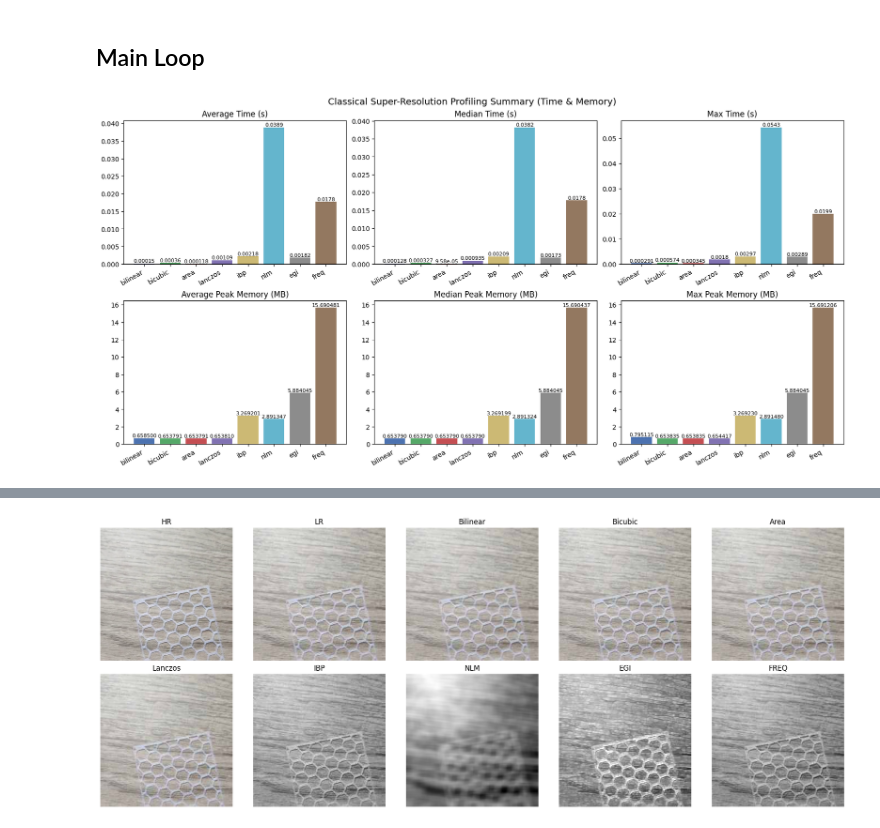
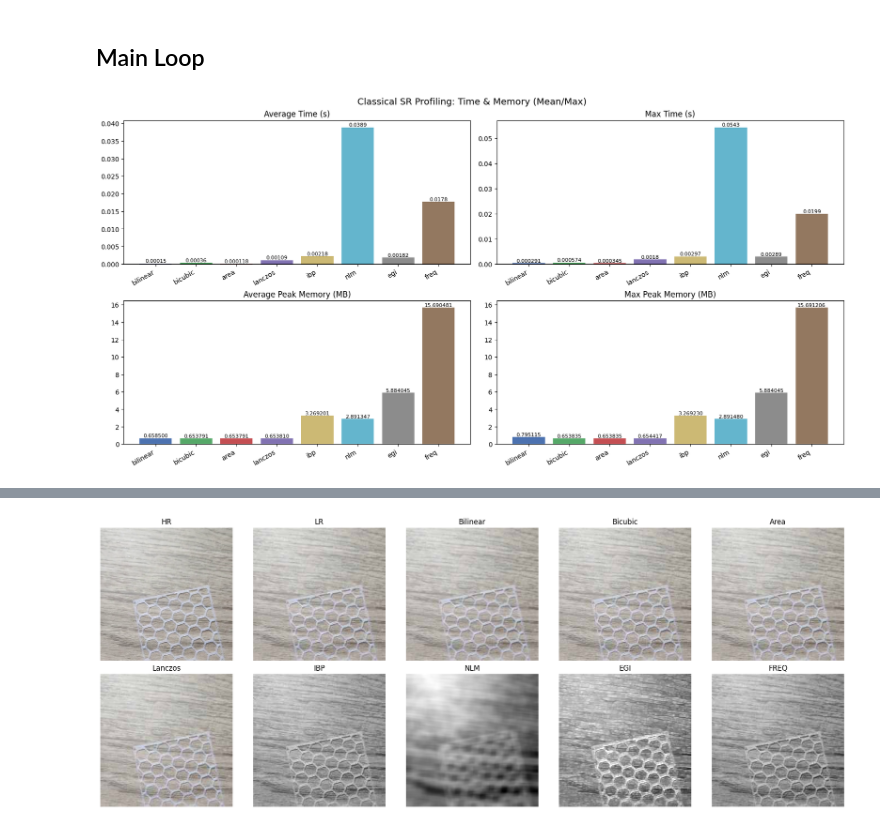
Before and after one commit to bgmanuel99/Super-Resolution-Images-for-3D-Printing-Defect-Detection, a Jupyter notebook: SRModels/classic_super_resolution_algorithms/super_resolucion_clasica.ipynb, the cells around one changed output, grey strips where cells are left out. Drawn from its saved outputs; the diff is of its cells as text; code cells hidden in the pictures.

```diff
--- a/SRModels/classic_super_resolution_algorithms/super_resolucion_clasica.ipynb
+++ b/SRModels/classic_super_resolution_algorithms/super_resolucion_clasica.ipynb
@@ -251,16 +251,20 @@ for alg in time_stats.keys():
     metric_summary[alg] = {
         'psnr_mean': psnr_stats_alg['mean'],
         'psnr_var': psnr_stats_alg['var'],
+        'psnr_max': psnr_stats_alg['max'],
         'psnr_ci_low': psnr_ci[alg][0],
         'psnr_ci_high': psnr_ci[alg][1],
         'ssim_mean': ssim_stats_alg['mean'],
         'ssim_var': ssim_stats_alg['var'],
+        'ssim_max': ssim_stats_alg['max'],
         'ssim_ci_low': ssim_ci[alg][0],
         'ssim_ci_high': ssim_ci[alg][1],
         'time_mean': time_stats_alg['mean'],
+        'time_max': time_stats_alg['max'],
         'time_jitter': time_jitter[alg],
         'time_var': time_variance[alg],
         'memory_mean': mem_stats_alg['mean'],
+        'memory_max': mem_stats_alg['max'],
         'memory_var': mem_variance[alg],
         'mae_mean': mae_stats_alg['mean'],
         'rmse_mean': rmse_stats_alg['mean'],
@@ -271,17 +275,13 @@ for alg in time_stats.keys():
         'kl_color_mean': kl_color_stats_alg['mean'],
     }
 # %%
-def plot_six_panel(stat_groups, algorithms_order, colors_map, main_title, outfile, formats):
-    """Generic 2x3 bar grid.
-    stat_groups: list of (data_list, subtitle) length 6
-    formats: list of format strings for value annotations (length 6)
-    outfile: Path or str (full path including filename)
-    """
-    assert len(stat_groups) == 6 and len(formats) == 6, "Need exactly 6 stat groups and 6 formats"
+def plot_four_panels(stat_groups, algorithms_order, colors_map, main_title, outfile, formats):
+    """Generic 2x2 bar grid."""
+    assert len(stat_groups) == 4 and len(formats) == 4, "Need exactly 4 stat groups and 4 formats"
     x = np.arange(len(algorithms_order))
-    fig, axes = plt.subplots(2, 3, figsize=(16, 8), constrained_layout=True)
+    fig, axes = plt.subplots(2, 2, figsize=(16, 8), constrained_layout=True)
     for idx, ((data, subtitle), fmt) in enumerate(zip(stat_groups, formats)):
-        ax = axes[idx//3, idx%3]
+        ax = axes[idx//2, idx%2]
         bars = ax.bar(x, data, color=[colors_map[a] for a in algorithms_order])
         ax.set_title(subtitle)
         ax.set_xticks(x)
@@ -296,41 +296,27 @@ def plot_six_panel(stat_groups, algorithms_order, colors_map, main_title, outfil
     if outfile:
         fig.savefig(Path(outfile), dpi=150)
 # %%
-# Compute time and memory stats using compute_summary_stats
-means_time, medians_time, maxs_time = [], [], []
-means_mem_b, medians_mem_b, maxs_mem_b = [], [], []
-for alg in algorithms:
-    t_stats = compute_summary_stats(np.array(time_stats[alg], dtype=float))
-    m_stats = compute_summary_stats(np.array(memory_stats[alg], dtype=float))
-    means_time.append(t_stats['mean'])
-    medians_time.append(t_stats['median'])
-    maxs_time.append(t_stats['max'])
-    means_mem_b.append(m_stats['mean'])
-    medians_mem_b.append(m_stats['median'])
-    maxs_mem_b.append(m_stats['max'])
-
-to_mb = lambda arr: [v / (1024**2) if not np.isnan(v) else v for v in arr]
-mem_mean = to_mb(means_mem_b)
-mem_median = to_mb(medians_mem_b)
-mem_max = to_mb(maxs_mem_b)
+means_time = [metric_summary[a]['time_mean'] for a in algorithms]
+maxs_time  = [metric_summary[a]['time_max']  for a in algorithms]
+mem_mean_mb = [metric_summary[a]['memory_mean'] / (1024**2) for a in algorithms]
+mem_max_mb  = [metric_summary[a]['memory_max']  / (1024**2) for a in algorithms]
 
 stat_groups = [
-    (means_time,   'Average Time (s)'),
-    (medians_time, 'Median Time (s)'),
-    (maxs_time,    'Max Time (s)'),
-    (mem_mean,     'Average Peak Memory (MB)'),
-    (mem_median,   'Median Peak Memory (MB)'),
-    (mem_max,      'Max Peak Memory (MB)'),
+    (means_time,  'Average Time (s)'),
+    (maxs_time,   'Max Time (s)'),
+    (mem_mean_mb, 'Average Peak Memory (MB)'),
+    (mem_max_mb,  'Max Peak Memory (MB)'),
 ]
-formats = ['{:.3g}', '{:.3g}', '{:.3g}', '{:.6f}', '{:.6f}', '{:.6f}']
-plot_six_panel(
+formats = ['{:.3g}', '{:.3g}', '{:.6f}', '{:.6f}']
+
+plot_four_panels(
     stat_groups,
     algorithms,
     colors,
-    'Classical Super-Resolution Profiling Summary (Time & Memory)',
+    'Classical SR Profiling: Time & Memory (Mean/Max)',
     RESULTS_DIR / 'time_memory_summary.png',
     formats
 )
 # %% [output]
-[figure, old version]
+[figure, new version]
 # %%
```
Also changed, not shown: parts of 1 cell of this notebook.
